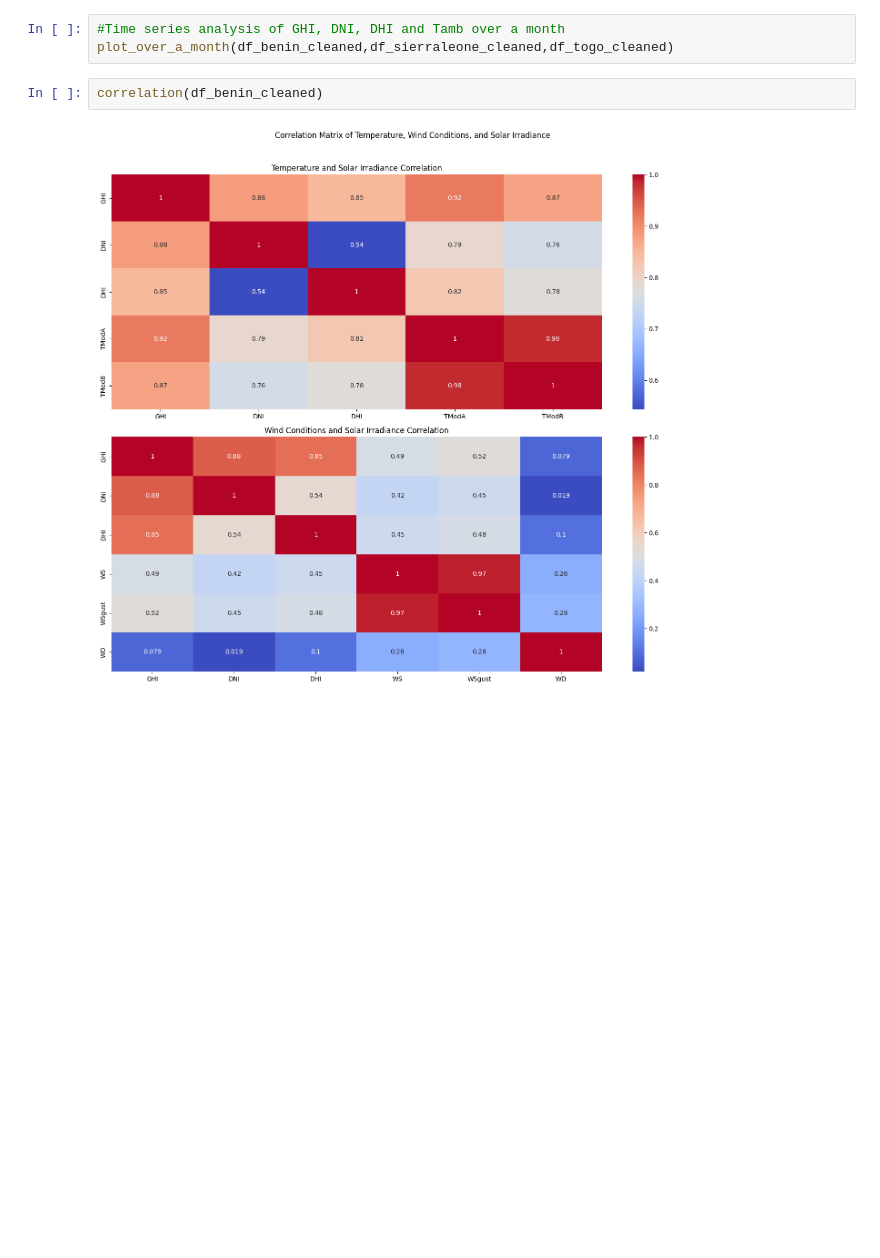
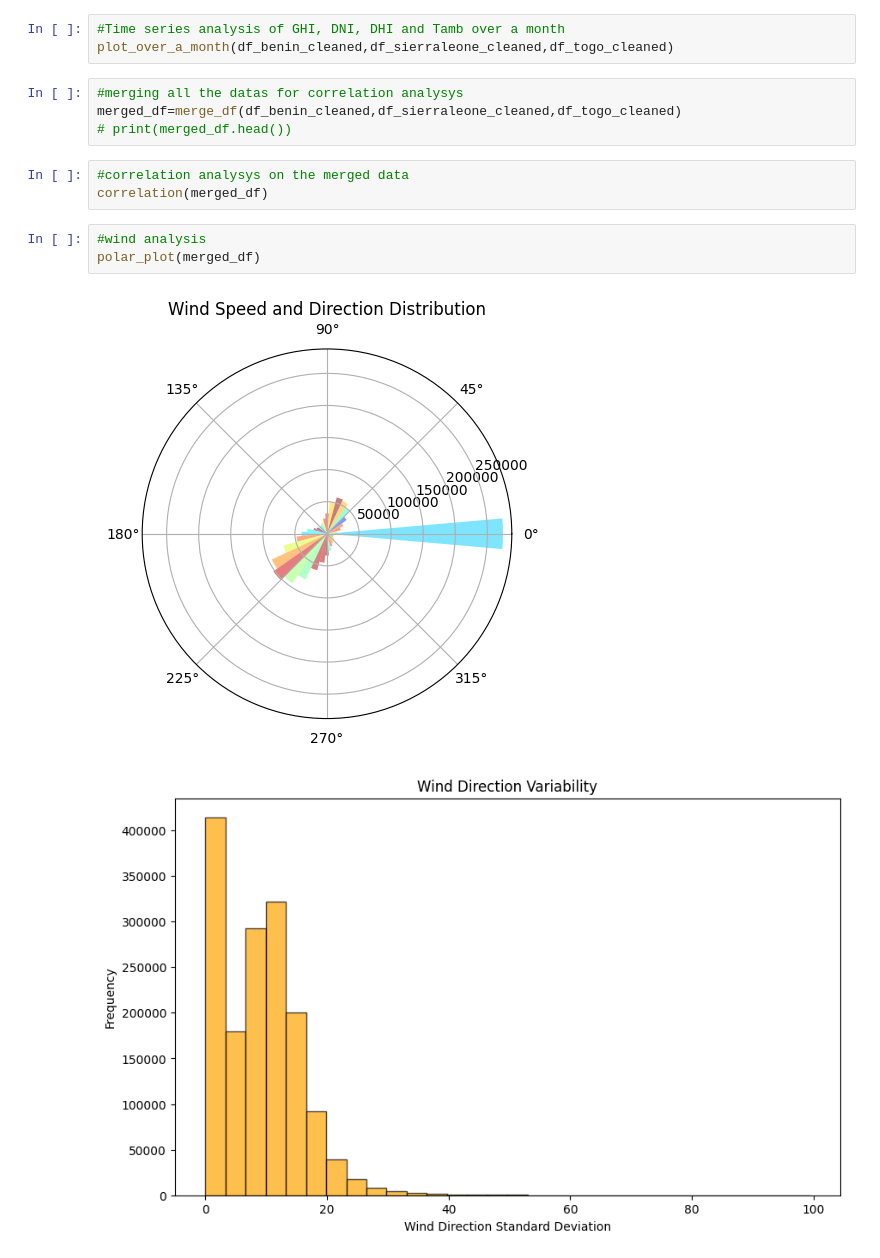
Before and after one commit to wolderufael/solar_raiation_EDA_week0, a Jupyter notebook: notebooks/EDA.ipynb, the cells around one changed output. Saved outputs shown, nothing was run; the diff lists cells and outputs as text; blank space fills up the shorter version.

Commit message:
polar plot

```diff
--- a/notebooks/EDA.ipynb
+++ b/notebooks/EDA.ipynb
@@ -71,7 +50,16 @@ plot_over_a_day(df_benin_cleaned,df_sierraleone_cleaned,df_togo_cleaned)
 # %%
 #Time series analysis of GHI, DNI, DHI and Tamb over a month
 plot_over_a_month(df_benin_cleaned,df_sierraleone_cleaned,df_togo_cleaned)
-# %%
-correlation(df_benin_cleaned)
-# %% [output]
-[figure, removed]
+# %%
+#merging all the datas for correlation analysys
+merged_df=merge_df(df_benin_cleaned,df_sierraleone_cleaned,df_togo_cleaned)
+# print(merged_df.head())
+# %%
+#correlation analysys on the merged data
+correlation(merged_df)
+# %%
+#wind analysis
+polar_plot(merged_df)
+# %% [output]
+[figure, added]
+[figure, added]
```
Also changed, not shown: parts of 2 cells of this notebook, 1 other file.
